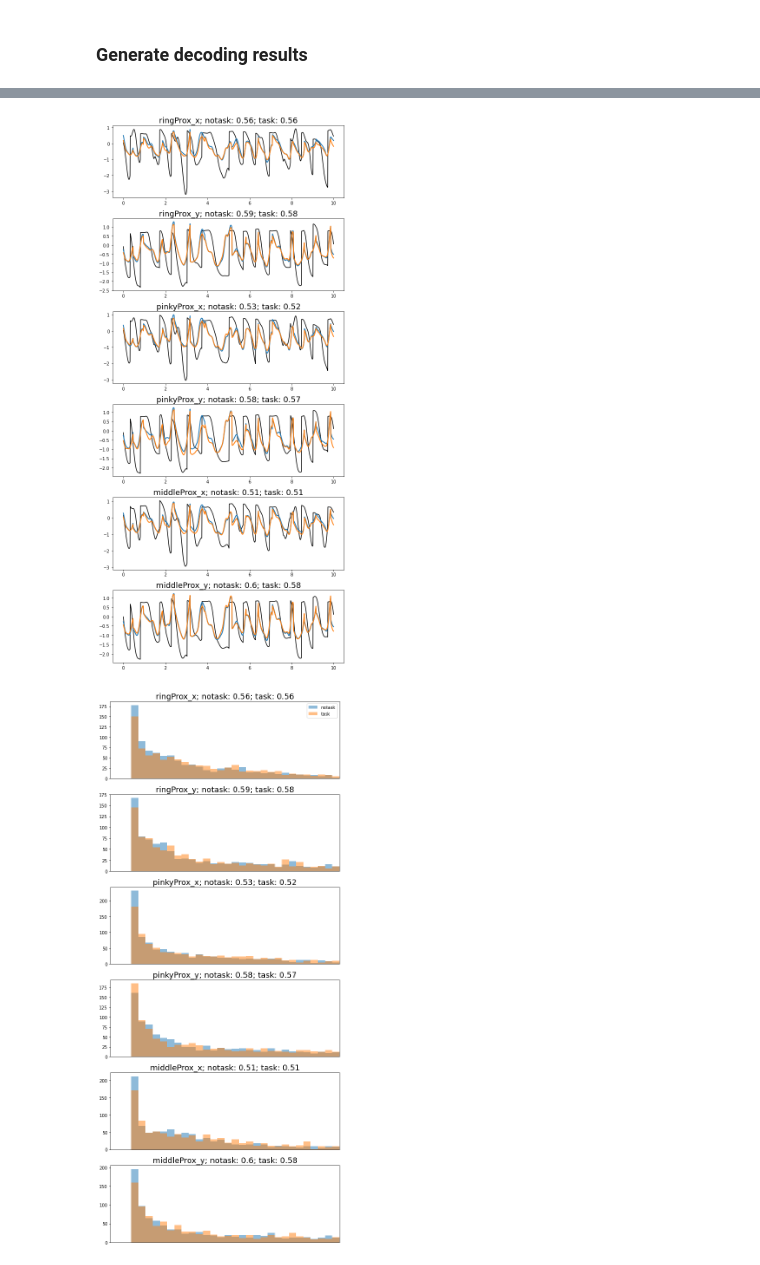
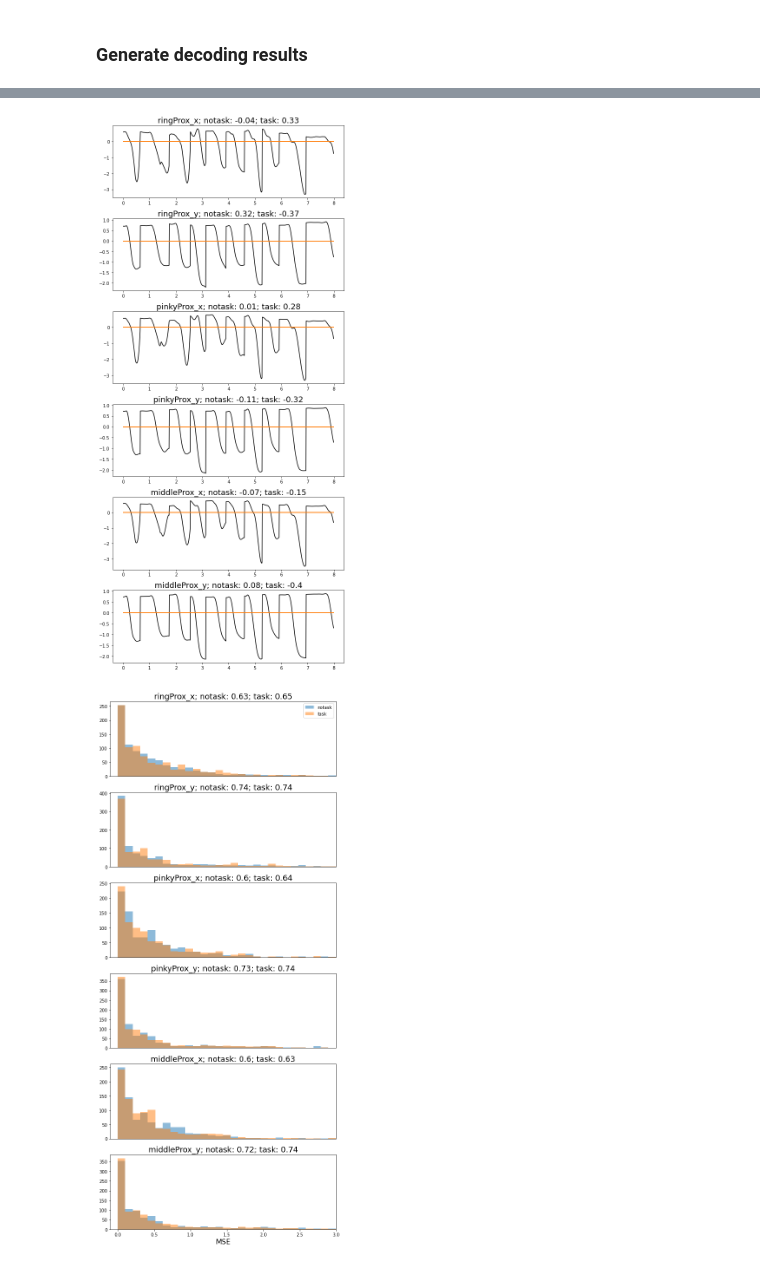
Before and after one commit to ntolley/SEE_decoding, a Jupyter notebook: notebooks/movement_decoding_rnn.ipynb, the cells around one changed output, grey strips where cells are left out. Drawn from its saved outputs; the diff is of its cells as text; code cells hidden in the pictures.

```diff
--- a/notebooks/movement_decoding_rnn.ipynb
+++ b/notebooks/movement_decoding_rnn.ipynb
@@ -53,13 +56,16 @@ To enable them in other operations, rebuild TensorFlow with the appropriate comp
 # %%
 cam_idx = 1
 kinematic_df, neural_df, metadata = mocap_functions.load_mocap_df('../data/SPK20220308/task_data/', kinematic_suffix=f'_cam{cam_idx}')
+num_trials = len(kinematic_df['trial'].unique())
 
 null_percent = kinematic_df.groupby('name')['posData'].apply(list).map(
     np.concatenate).map(lambda x: np.sum(np.isnan(x)) / len(x))
 
 pos_filter = [1, 4]
 pos_remove_filter = [f'position_{pos_idx}' for pos_idx in [2,3]]
-layout_filter = [1,2,3,4]
+# layout_filter = [1,2,3,4]
+layout_filter = [1,2]
+
 layout_remove_filter = [f'layout_{layout_idx}' for layout_idx in []]
 
 
@@ -519,10 +572,11 @@ def run_ann(pred_df, neural_df, neural_offset, task_info=True, window_size=10, n
 ### Generate decoding results
 # %%
 neural_offset = 2
-window_size = 30
+window_size = 20
 # func_dict = {'wiener': run_wiener, 'rnn': run_rnn}
 # func_dict = {'wiener': run_wiener, 'ann': run_ann}
-func_dict = {'wiener': run_wiener}
+func_dict = {'wiener': run_wiener, 'tst': run_tst}
+# func_dict = {'wiener': run_wiener}
 
 df_dict = {'task': {'df': task_neural_noeyes_df, 'task_info': True, 'num_cat': len(layout_filter)},
            'notask': {'df': notask_neural_noeyes_df, 'task_info': False, 'num_cat': 0}}
@@ -587,10 +630,11 @@ neural_df[neural_df['trial'] == 1182]
 # %%
 tstart = 0
-bounds = np.arange(tstart, tstart + 1000)
+bounds = np.arange(tstart, tstart + 800)
 x_vals = np.arange(len(bounds))/100
 
-decoder_type = 'rnn'
-# decoder_type = 'ann'
+# decoder_type = 'rnn'
+# decoder_type = 'tst'
+decoder_type = 'ann'
 # decoder_type = 'wiener'
 cond1 = 'notask'
 cond2 = 'task'
@@ -625,43 +669,43 @@ for col_idx in range(len(marker_names)):
 plt.tight_layout()
 # plt.savefig(f'movement_decoding_trajectory_{num_neurons}_neurons_layout.png')
 # %% [output]
-[figure, old version]
+[figure, new version]
 # %%
 plt.figure(figsize=(8, 3*(len(marker_names))))
 tstart = 300
 
 # decoder_type = 'rnn'
 # decoder_type = 'ann'
 # decoder_type = 'wiener'
 
-bins = np.linspace(0,1,30)
+bins = np.linspace(0,3,30)
 for col_idx in range(len(marker_names)):
     plt.subplot(len(marker_names), 1, col_idx+1)
     cond1_mse = np.square(decode_results[decoder_type][cond1]['test_pred'][:, col_idx] - y_test_data[:, col_idx])
     cond2_mse = np.square(decode_results[decoder_type][cond2]['test_pred'][:, col_idx] - y_test_data[:, col_idx])
 
     plt.hist(cond1_mse, color='C0', linewidth=2, label=cond1, bins=bins, alpha=0.5)
     plt.hist(cond2_mse, color='C1', linewidth=2, label=cond2, bins=bins, alpha=0.5)
 
     layout_corr = np.round(decode_results[decoder_type][cond1]['test_corr'][col_idx], 2)
     nolayout_corr = np.round(decode_results[decoder_type][cond2]['test_corr'][col_idx], 2)
     plt.title(f"{marker_names[col_idx]}; {cond1}: {layout_corr}; {cond2}: {nolayout_corr}", fontsize=18)
 
-    if col_idx == 6:
+    if col_idx == len(marker_names) - 1:
         plt.xlabel('MSE', fontsize=16)
     else:
         plt.xticks([])
 
     if col_idx == 0:
         plt.legend()
 
     #plt.ylim(plt.ylim(0, 4000))
-    plt.xlim(plt.xlim(-0.1, 1))
+    plt.xlim(plt.xlim(-0.1, bins[-1]))
 
 plt.tight_layout()
 # plt.savefig(f'movement_decoding_mse_{num_neurons}_neurons_layout.png')
 # %% [output]
-[figure, old version]
+[figure, new version]
 # %%
 nolayout_test_corr = decode_results[decoder_type][cond1]['test_corr']
 all_test_corr = decode_results[decoder_type][cond2]['test_corr']
```
Also changed, not shown: parts of 12 cells of this notebook, 1 other file.
